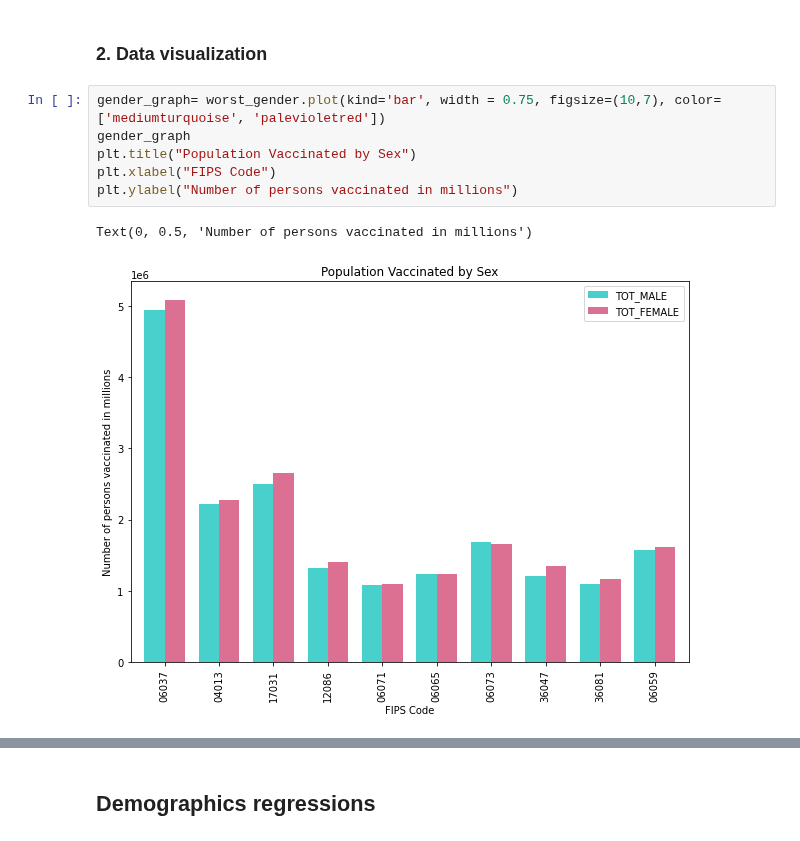
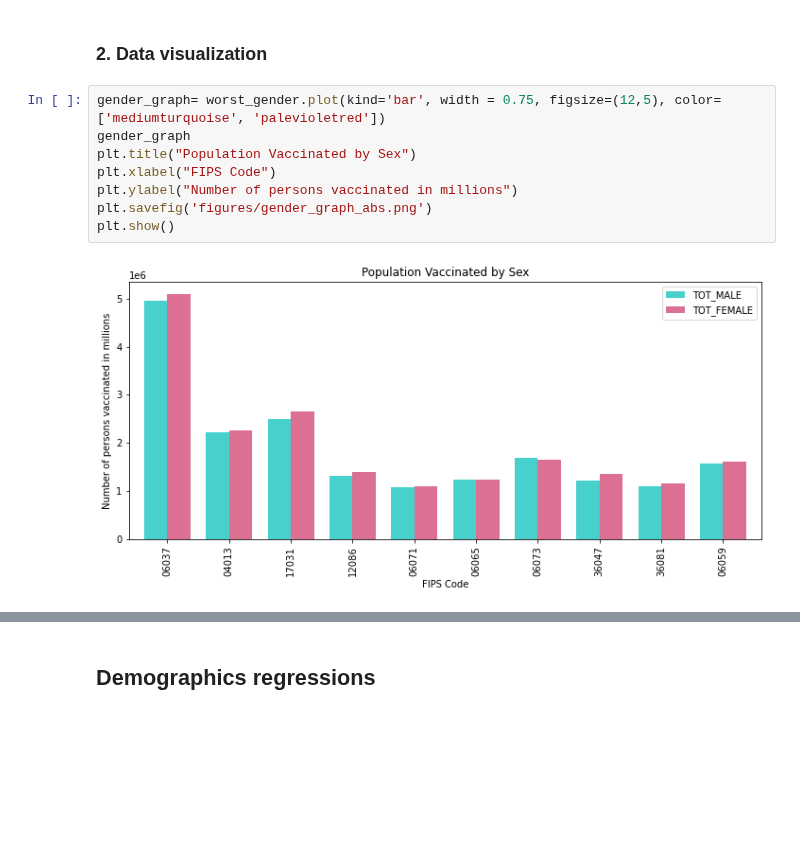
Before and after one commit to mgeffroy/P1-US-COVID-19-Vaccination-Campaign, a Jupyter notebook: Gender, Age and Ethnicity.ipynb, the cells around one changed output, grey strips where cells are left out. Drawn from its saved outputs; the diff is of its cells as text; blank space fills up the shorter version.

```diff
--- a/Gender, Age and Ethnicity.ipynb
+++ b/Gender, Age and Ethnicity.ipynb
@@ -143,12 +143,13 @@ worst_ethnic
 # %% [markdown]
 ### 2. Data visualization
 # %%
-gender_graph= worst_gender.plot(kind='bar', width = 0.75, figsize=(10,7), color=['mediumturquoise', 'palevioletred'])
+gender_graph= worst_gender.plot(kind='bar', width = 0.75, figsize=(12,5), color=['mediumturquoise', 'palevioletred'])
 gender_graph
 plt.title("Population Vaccinated by Sex")
 plt.xlabel("FIPS Code")
 plt.ylabel("Number of persons vaccinated in millions")
+plt.savefig('figures/gender_graph_abs.png')
+plt.show()
 # %% [output]
-Text(0, 0.5, 'Number of persons vaccinated in millions')
-[figure, old version]
+[figure, new version]
 # %%
```
Also changed, not shown: parts of 4 cells of this notebook, 5 other files.
